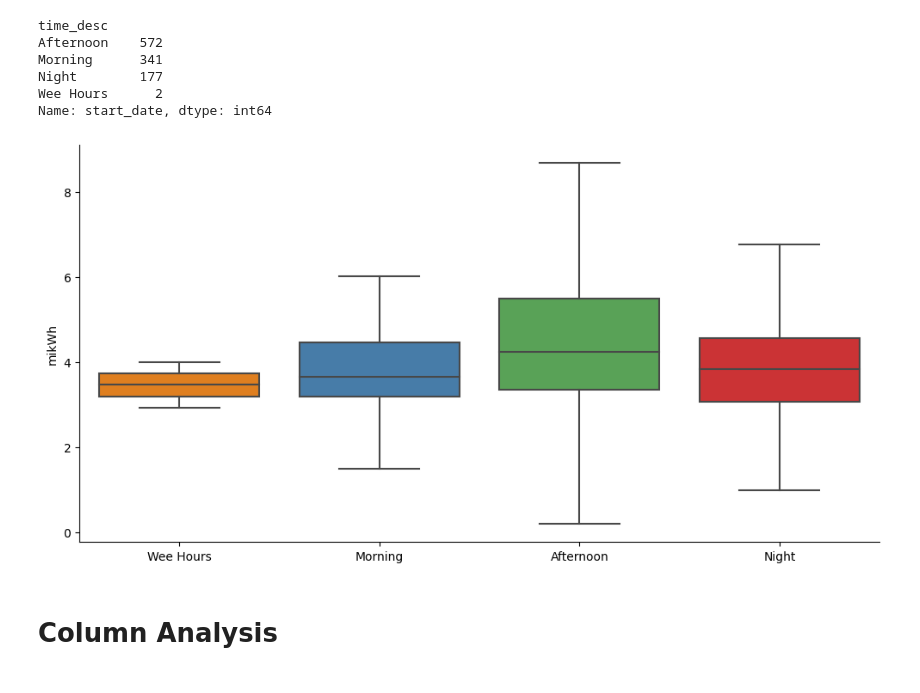
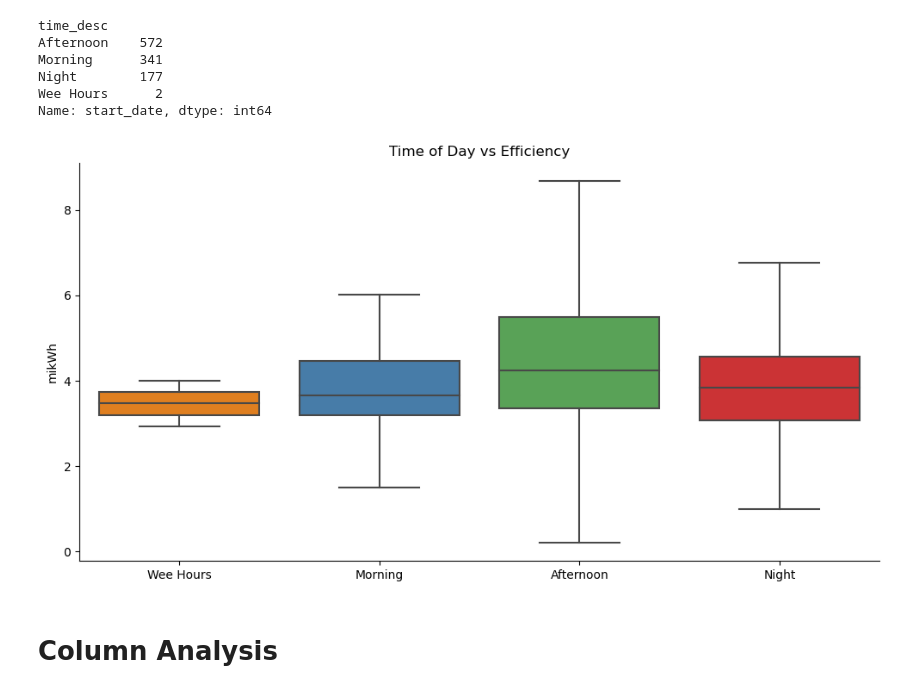
Before and after one commit to schmeeed/python-project-01, a Jupyter notebook: notebooks/01-pda-project-notebook.ipynb, the cells around one changed output. Cells and saved outputs as stored; diff of their text form; code cells hidden in the pictures.

Commit message:
added an images folder, and some post presentation pre blog post edits

```diff
--- a/notebooks/01-pda-project-notebook.ipynb
+++ b/notebooks/01-pda-project-notebook.ipynb
@@ -388,31 +407,33 @@ Name: start_date, dtype: int64
 # %%
 blue = '#377eb8'
 orange = '#ff7f00'
 green = '#4daf4a'
 pink = '#f781bf'
 brown = '#a65628'
 purple = '#984ea3'
 grey = '#999999'
 red = '#e41a1c'
 yellow = '#dede00'
 
 # fig, ax = plt.subplots()
 
 y = trips.mikWh
 x = trips.time_desc
 
 
 g = sns.boxplot(x=x, y=y, palette = [orange,blue,green,red], data=trips, showfliers = False, order = ['Wee Hours','Morning','Afternoon','Night'])
 
+plt.title('Time of Day vs Efficiency')
 plt.xlabel('')
 g.spines['bottom'].set_visible(True)
 g.spines['left'].set_visible(True)
 g.spines['right'].set_visible(False)
-g.spines['top'].set_visible(False);
+g.spines['top'].set_visible(False)
+plt.savefig("images/time_eff", bbox_inches='tight');
 
 # The shape exapands as the traffic conditions worsen.
 # %% [output]
-[figure, old version]
+[figure, new version]
 # %% [markdown]
 # Column Analysis
 # %% [markdown]
```
Also changed, not shown: parts of 50 cells of this notebook, 25 other files.
